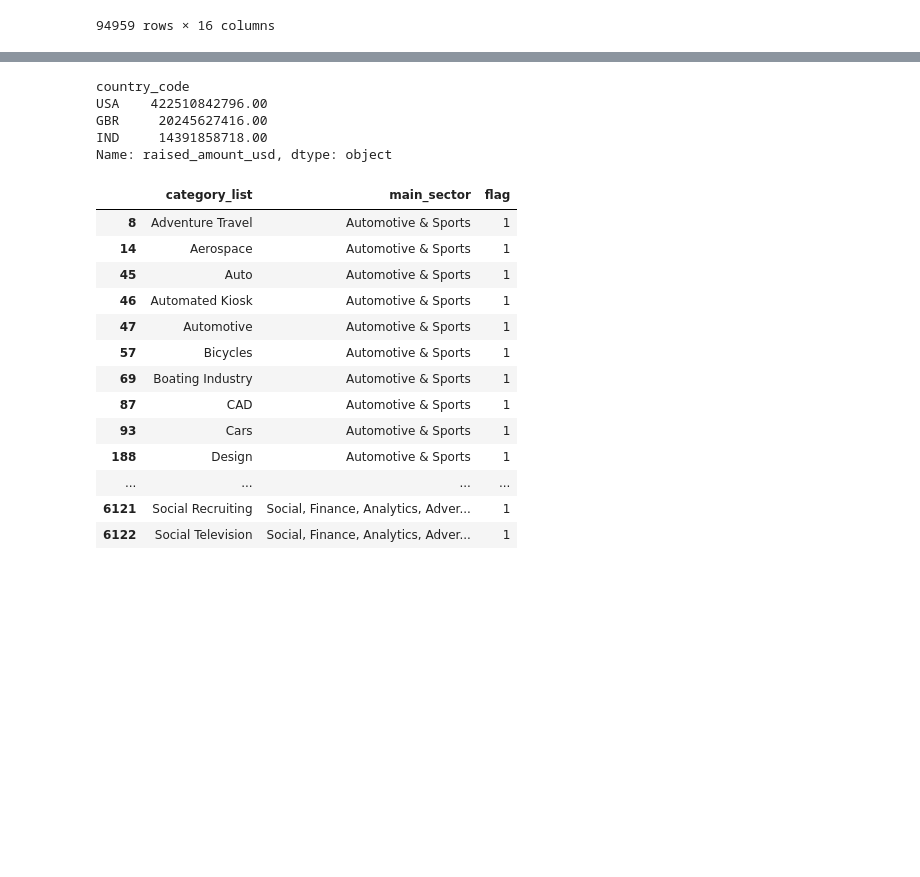
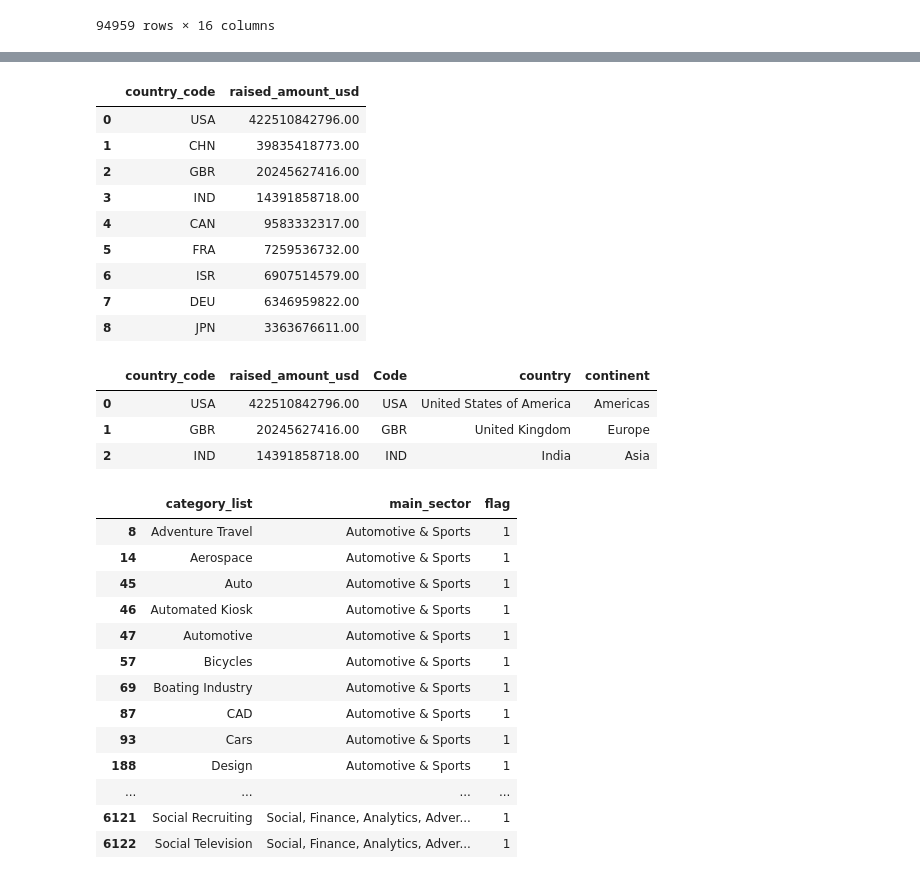
Before and after one commit to annamalaig/DSGroupProject, a Jupyter notebook: SparkFunds_CS.ipynb, the cells around one changed output, grey strips where cells are left out. Saved outputs shown, nothing was run; the diff lists cells and outputs as text; code cells hidden in the pictures; blank space fills up the shorter version.

```diff
--- a/SparkFunds_CS.ipynb
+++ b/SparkFunds_CS.ipynb
@@ -510,2 +554,0 @@ top9.head()
-# %%
-top9 = top9.groupby('country_code').raised_amount_usd.sum().sort_values(ascending = False).head(9).apply(lambda x: '%.2f' % x)
@@ -526,12 +576,27 @@ Name: raised_amount_usd, dtype: object
 # %%
 #Top three English speaking countries in terms of investment
-top9.head(3)
+top9_df = pd.DataFrame(top9.reset_index())
+top9_df
 # %% [output]
-country_code
-USA    422510842796.00
-GBR     20245627416.00
-IND     14391858718.00
-Name: raised_amount_usd, dtype: object
+|  | country_code | raised_amount_usd |
+| 0 | USA | 422510842796.00 |
+| 1 | CHN | 39835418773.00 |
+| 2 | GBR | 20245627416.00 |
+| 3 | IND | 14391858718.00 |
+| 4 | CAN | 9583332317.00 |
+| 5 | FRA | 7259536732.00 |
+| 6 | ISR | 6907514579.00 |
+| 7 | DEU | 6346959822.00 |
+| 8 | JPN | 3363676611.00 |
+# %%
+# top 3 countries - English speaking only.
+top3 = pd.merge(top9_df,eng_country_df,left_on='country_code',right_on='Code',how='inner').head(3)
+top3
+# %% [output]
+|  | country_code | raised_amount_usd | Code | country | continent |
+| 0 | USA | 422510842796.00 | USA | United States of America | Americas |
+| 1 | GBR | 20245627416.00 | GBR | United Kingdom | Europe |
+| 2 | IND | 14391858718.00 | IND | India | Asia |
 # %%
 # Sector Analysis
 # Modify sector mapping dataframe category columns to rows.# Use Pandas Melt function
```
Also changed, not shown: parts of 59 cells of this notebook, 1 other file.
